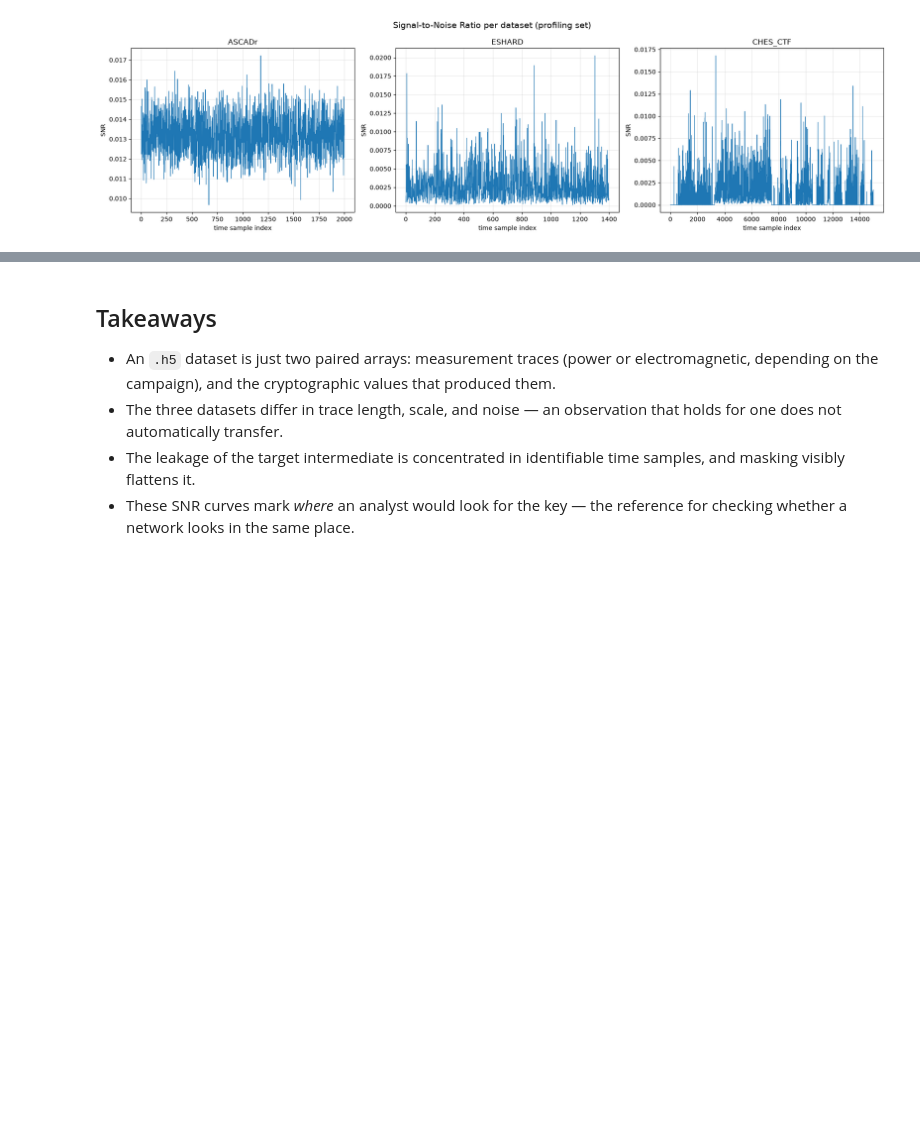
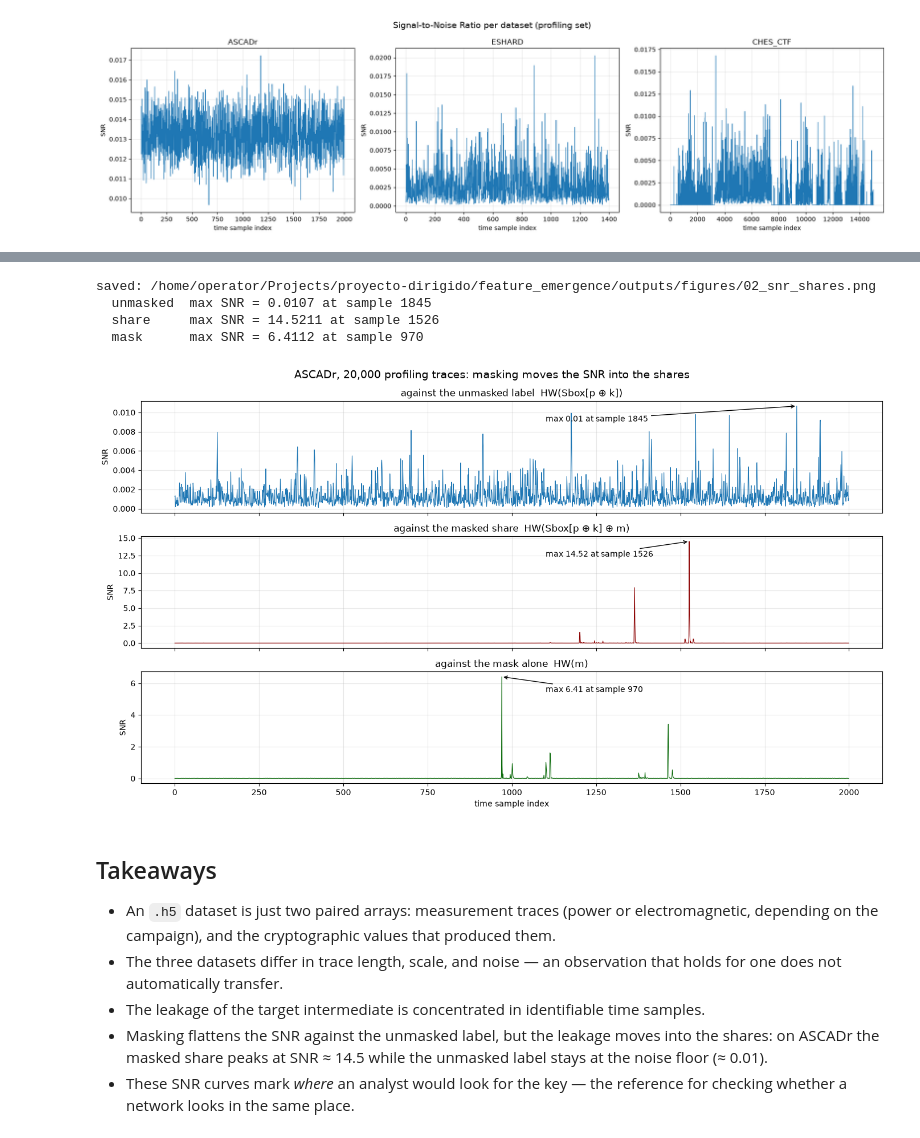
Before and after one commit to teravon/feature_emergence, a Jupyter notebook: docs/notebooks/01_the_data.ipynb, the cells around one changed output, grey strips where cells are left out. Cells and saved outputs as stored; diff of their text form; code cells hidden in the pictures; blank space fills up the shorter version.

Commit message:
feat(analysis): compute the SNR against the mask shares

```diff
--- a/docs/notebooks/01_the_data.ipynb
+++ b/docs/notebooks/01_the_data.ipynb
@@ -388,3 +396,53 @@ saved: /home/operator/Projects/proyecto-dirigido/feature_emergence/outputs/figur
+# %%
+ds = dict(DATASETS)["ASCADr"]
+tb = 2  # target byte used throughout the manual
+
+x = ds.x_profiling.astype(np.float64)
+labels_unmasked = ds.profiling_labels.astype(int)  # Sbox[p ⊕ k]
+mask = ds.share1_profiling[tb].astype(int)         # m
+share2 = ds.share2_profiling[tb].astype(int)       # Sbox[p ⊕ k] ⊕ m
+assert np.array_equal(share2 ^ mask, labels_unmasked)  # share construction check
+
+
+def hw(values):
+    return np.array([bin(int(b)).count("1") for b in values])
+
+
+panels = [
+    (snr_fast(x, hw(labels_unmasked)), "against the unmasked label  HW(Sbox[p ⊕ k])", "tab:blue"),
+    (snr_fast(x, hw(share2)), "against the masked share  HW(Sbox[p ⊕ k] ⊕ m)", "darkred"),
+    (snr_fast(x, hw(mask)), "against the mask alone  HW(m)", "darkgreen"),
+]
+
+fig, axes = plt.subplots(3, 1, figsize=(14, 8), sharex=True)
+for ax, (snr, title, color) in zip(axes, panels):
+    ax.plot(snr, lw=0.8, color=color)
+    t_peak = int(np.argmax(snr))
+    ax.annotate(
+        f"max {snr.max():.2f} at sample {t_peak}",
+        xy=(t_peak, snr.max()),
+        xytext=(0.55 * len(snr), 0.85 * snr.max()),
+        arrowprops={"arrowstyle": "->", "color": "black"},
+        fontsize=10,
+    )
+    ax.set_ylabel("SNR")
+    ax.set_title(title)
+    ax.grid(alpha=0.3)
+axes[-1].set_xlabel("time sample index")
+fig.suptitle("ASCADr, 20,000 profiling traces: masking moves the SNR into the shares", fontsize=14)
+fig.tight_layout()
+
+fig.savefig(out / "02_snr_shares.png", dpi=150)
+print("saved:", out / "02_snr_shares.png")
+for name, (snr, _, _) in zip(["unmasked", "share", "mask"], panels):
+    print(f"  {name:9s} max SNR = {snr.max():.4f} at sample {snr.argmax()}")
+plt.show()
+# %% [output]
+saved: /home/operator/Projects/proyecto-dirigido/feature_emergence/outputs/figures/02_snr_shares.png
+  unmasked  max SNR = 0.0107 at sample 1845
+  share     max SNR = 14.5211 at sample 1526
+  mask      max SNR = 6.4112 at sample 970
+[figure, added]
 # %% [markdown]
 ## Takeaways
 
@@ -394,6 +452,9 @@ saved: /home/operator/Projects/proyecto-dirigido/feature_emergence/outputs/figur
 - The three datasets differ in trace length, scale, and noise — an
   observation that holds for one does not automatically transfer.
 - The leakage of the target intermediate is concentrated in identifiable
-  time samples, and masking visibly flattens it.
+  time samples.
+- Masking flattens the SNR against the unmasked label, but the leakage moves
+  into the shares: on ASCADr the masked share peaks at SNR ≈ 14.5 while the
+  unmasked label stays at the noise floor (≈ 0.01).
 - These SNR curves mark *where* an analyst would look for the key — the
   reference for checking whether a network looks in the same place.
```
Also changed, not shown: parts of 2 cells of this notebook, 2 other files.
